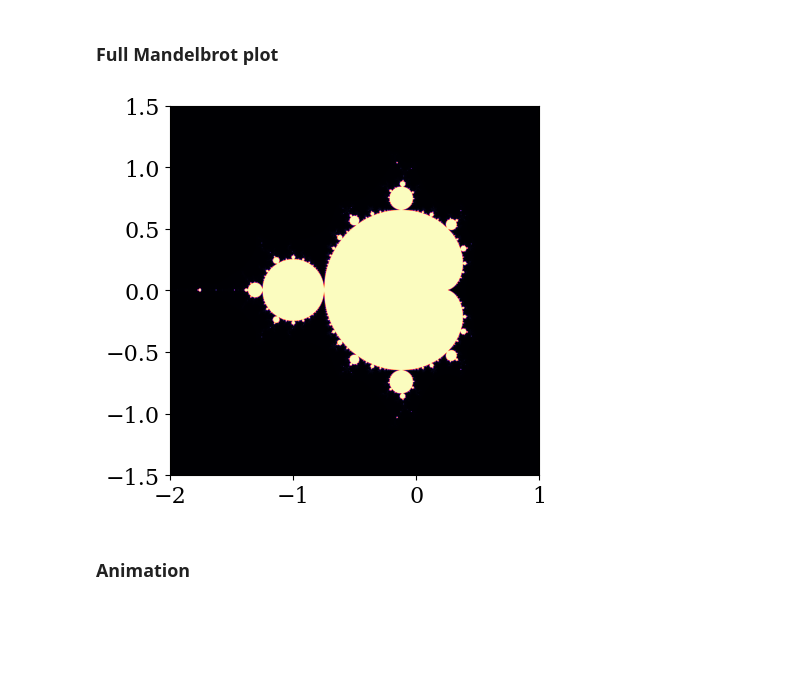
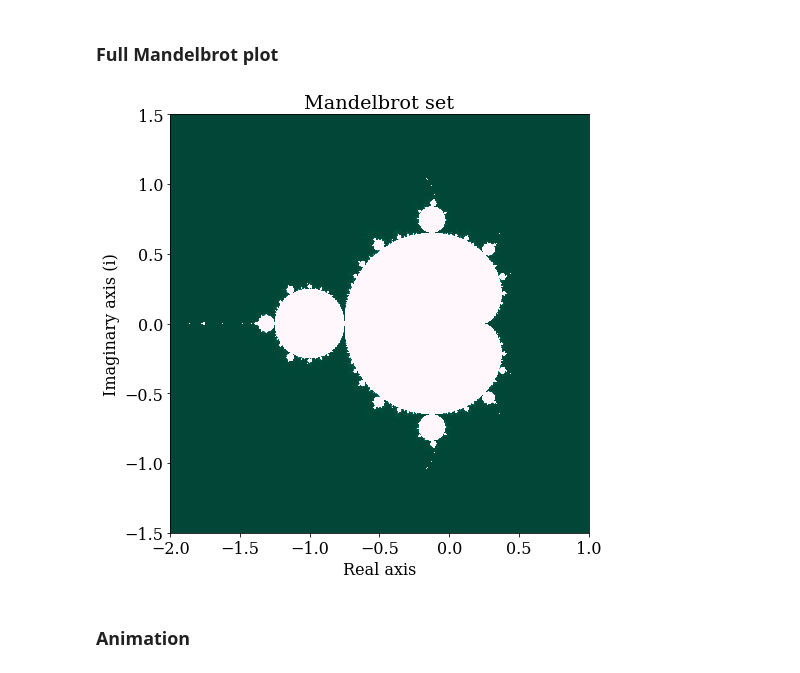
Before and after one commit to reqctoe/STSIM_ass1, a Jupyter notebook: ElinevandeLagemaat_11892900_AdrianRuesink_12195669_EzradeCleen_12042137.ipynb, the cells around one changed output. Saved outputs shown, nothing was run; the diff lists cells and outputs as text; code cells hidden in the pictures; blank space fills up the shorter version.

```diff
--- a/ElinevandeLagemaat_11892900_AdrianRuesink_12195669_EzradeCleen_12042137.ipynb
+++ b/ElinevandeLagemaat_11892900_AdrianRuesink_12195669_EzradeCleen_12042137.ipynb
@@ -218,13 +218,18 @@ real = np.linspace(-2,1,5000)
 imaginary = np.linspace(-1.5,1.5,5000)
 
 # creates a 2D array of the mandelbrot set
-mandelbrot = mandelbrot_set(real, imaginary, max_iter=1500).T
-
-plt.imshow(mandelbrot, extent = [-2,1,-1.5,1.5], cmap='magma')
-# plt.savefig("Fractal.png",dpi= 5000)
-plt.show()
+mandelbrot = mandelbrot_set(real, imaginary, max_iter=2000).T
-# %% [output]
-[figure, removed]
+# %%
+plt.figure(figsize=[7.5,9])
+plt.imshow(mandelbrot, extent = [-2,1,-1.5,1.5], cmap='PuBuGn_r')
+plt.title('Mandelbrot set')
+
+plt.xlabel('Real axis')
+plt.ylabel('Imaginary axis (i)')
+# plt.savefig("Fractal.png",dpi= 5000)
+plt.show()
+# %% [output]
+[figure, added]
 # %% [markdown]
 ### Animation
 # %%
```
Also changed, not shown: parts of 3 cells of this notebook, 2 other files.
